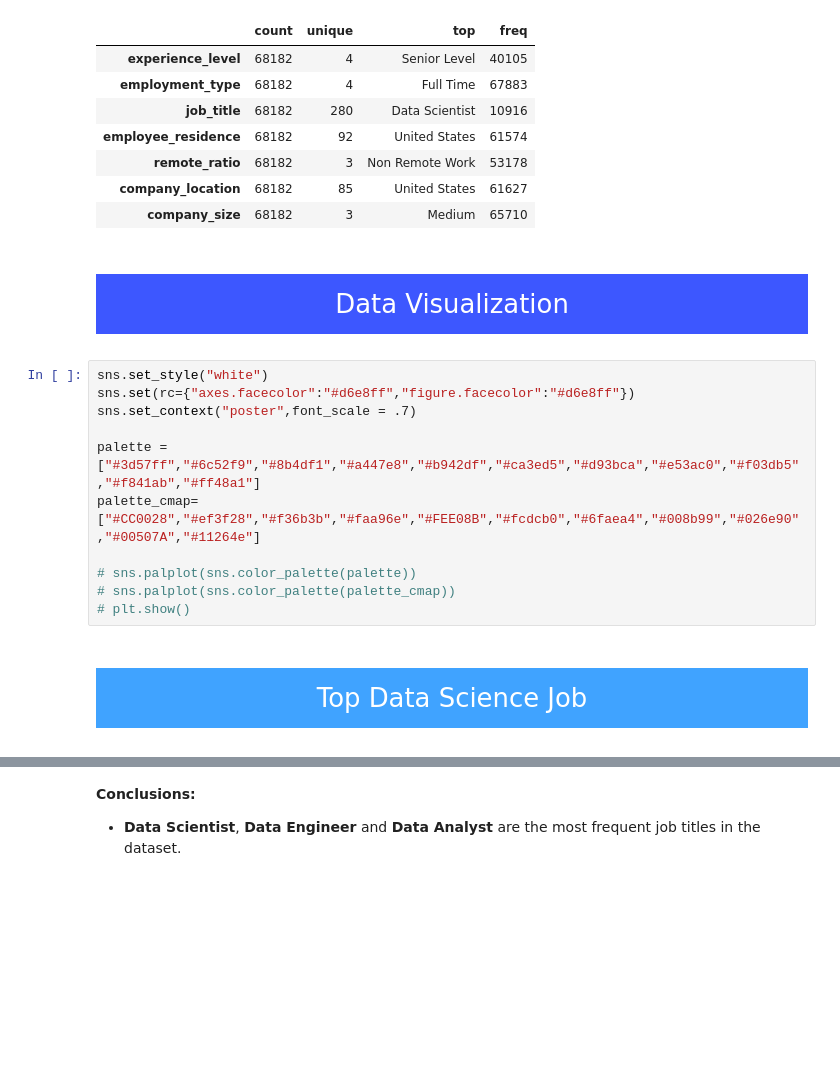
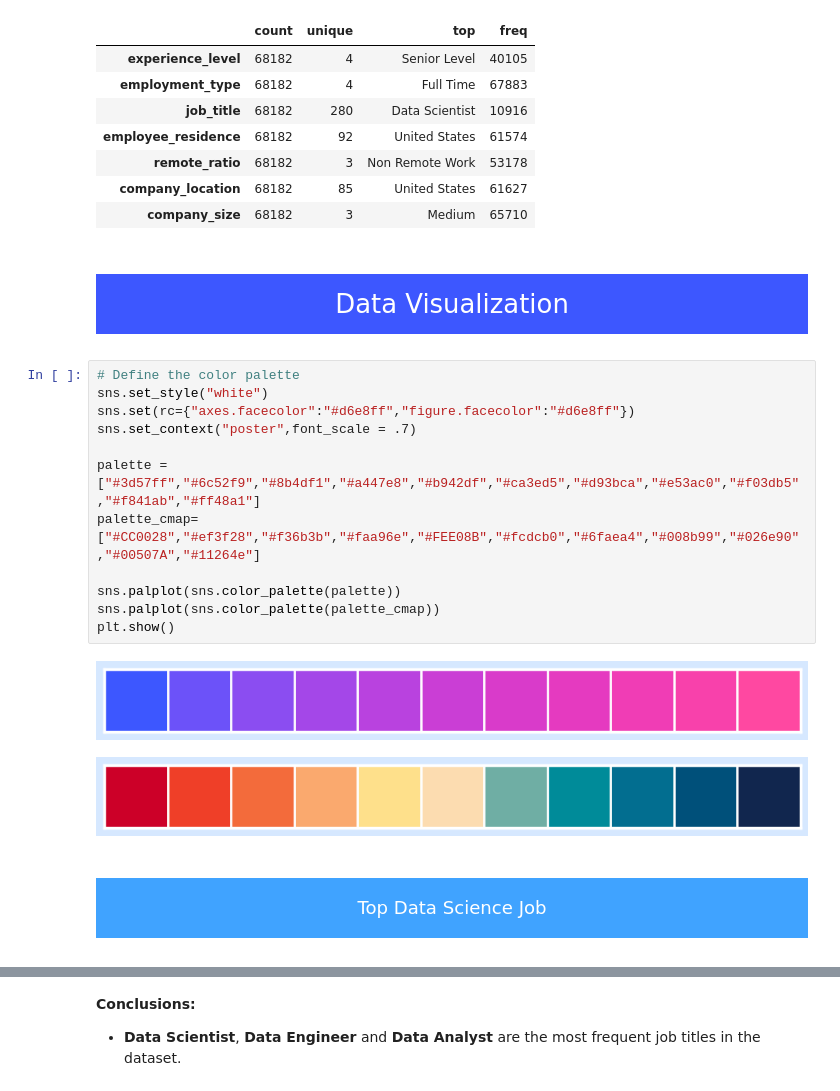
Before and after one commit to MatiasBorrellH/DS_Salary_Prediction, a Jupyter notebook: ds_salary_eda.ipynb, the cells around one changed output, grey strips where cells are left out. Cells and saved outputs as stored; diff of their text form; blank space fills up the shorter version.

```diff
--- a/ds_salary_eda.ipynb
+++ b/ds_salary_eda.ipynb
@@ -279,20 +298,23 @@ Summary of categorical columns after preprocessing:
 | company_location | 68182 | 85 | United States | 61627 |
 | company_size | 68182 | 3 | Medium | 65710 |
 # %% [markdown]
-<a id="6"></a>
+<a id="4"></a>
 # <p style="padding:10px;background-color:#3d57ff;margin:0;color:#ffffff;font-family:helvetica;font-size:100%;text-align:center;border-radius: 15px 50px;overflow:hidden;font-weight:500">Data Visualization</p>
 # %%
+# Define the color palette
 sns.set_style("white")
 sns.set(rc={"axes.facecolor":"#d6e8ff","figure.facecolor":"#d6e8ff"})
 sns.set_context("poster",font_scale = .7)
 
 palette = ["#3d57ff","#6c52f9","#8b4df1","#a447e8","#b942df","#ca3ed5","#d93bca","#e53ac0","#f03db5","#f841ab","#ff48a1"]
 palette_cmap=["#CC0028","#ef3f28","#f36b3b","#faa96e","#FEE08B","#fcdcb0","#6faea4","#008b99","#026e90","#00507A","#11264e"]
 
-# sns.palplot(sns.color_palette(palette))
-# sns.palplot(sns.color_palette(palette_cmap))
-# plt.show()
+sns.palplot(sns.color_palette(palette))
+sns.palplot(sns.color_palette(palette_cmap))
+plt.show()
+# %% [output]
+[figure, added]
+[figure, added]
 # %% [markdown]
-<a id="7"></a>
-# <p style="padding:10px;background-color:#40a3ff;margin:0;color:#ffffff;font-family:helvetica;font-size:100%;text-align:center;border-radius: 15px 50px;overflow:hidden;font-weight:500">Top Data Science Job</p>
+# <p style="padding:10px;background-color:#40a3ff;margin:0;color:#ffffff;font-family:helvetica;font-size:70%;text-align:center;border-radius: 15px 50px;overflow:hidden;font-weight:500">Top Data Science Job</p>
 # %%
```
Also changed, not shown: parts of 56 cells of this notebook.
